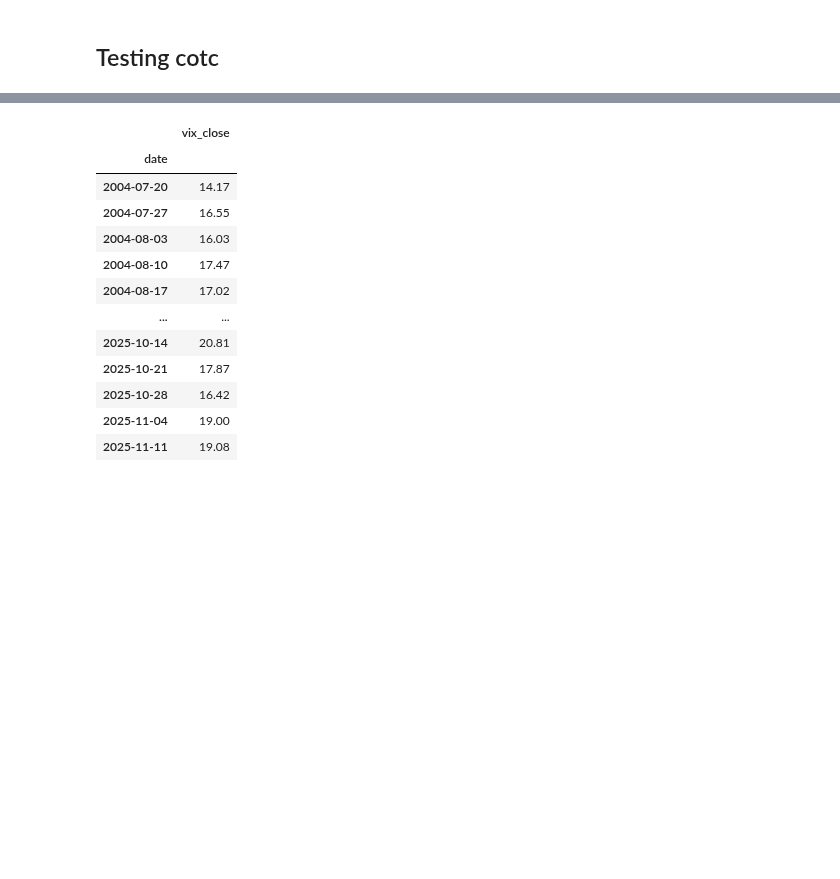
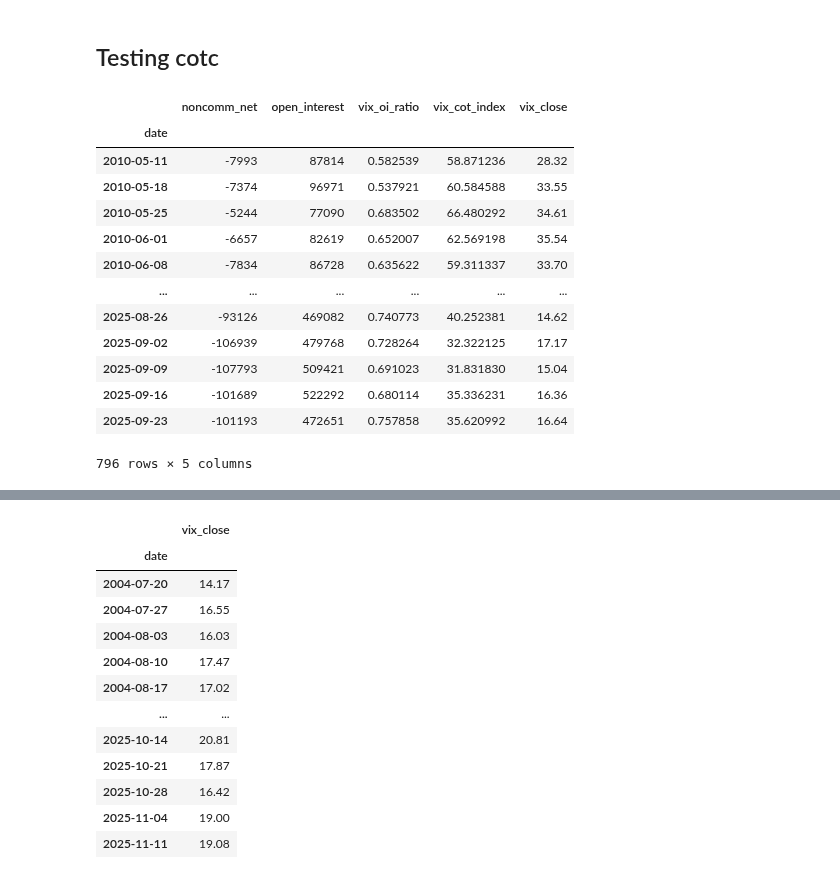
Before and after one commit to mmistroni/OpenBB_Experiments, a Jupyter notebook: OpenBBSamples.ipynb, the cells around one changed output, grey strips where cells are left out. Saved outputs shown, nothing was run; the diff lists cells and outputs as text; code cells hidden in the pictures; blank space fills up the shorter version.

```diff
--- a/OpenBBSamples.ipynb
+++ b/OpenBBSamples.ipynb
@@ -73,17 +73,6 @@ class VixSentimentCalculator:
     """
 
     # Define the core columns needed for VIX COT analysis
-    COT_COLUMNS = {
-        #'report_week': 'date',
-        'noncomm_positions_long_all': 'noncomm_long',
-        'noncomm_positions_short_all': 'noncomm_short',
-        'open_interest_all': 'open_interest',
-        'commodity': 'commodity_name'
-    }
-
-    # VIX Futures CFTC Commodity Code
-    VIX_CODE = '1170E1'
-
     def __init__(self, cot_lookback_period: int = 52 * 5, oi_lookback_period: int = 52 * 1):
         """
         Initializes the calculator.
@@ -94,6 +83,18 @@ class VixSentimentCalculator:
         """
         self.cot_lookback_period = cot_lookback_period
         self.oi_lookback_period = oi_lookback_period
+        self.COT_COLUMNS = {
+            #'report_week': 'date',
+            'noncomm_positions_long_all': 'noncomm_long',
+            'noncomm_positions_short_all': 'noncomm_short',
+            'open_interest_all': 'open_interest',
+            'commodity': 'commodity_name'
+        }
+
+        # VIX Futures CFTC Commodity Code
+        self.VIX_CODE = '1170E1'
+
+
 
     # --- Data Preparation ---
 
@@ -102,10 +103,10 @@ class VixSentimentCalculator:
 
         cot_df = cot_df.reset_index()
         vix_cot_df = cot_df[
-                    cot_df['cftc_contract_market_code'] ==VIX_CODE
+                    cot_df['cftc_contract_market_code'] == self.VIX_CODE
                 ].copy()
 
-        vix_cot_df = vix_cot_df.rename(columns=COT_COLUMNS)
+        vix_cot_df = vix_cot_df.rename(columns=self.COT_COLUMNS)
 
         # 1. Standardize COT Index: date is the COT report's Tuesday
         vix_cot_df['date'] = pd.to_datetime(vix_cot_df['date'])
@@ -236,5 +237,22 @@ vix_prices = get_historical_prices('^VIX', date(2004, 7, 20), key)
 cot_df = obb.regulators.cftc.cot(id='1170E1', provider='cftc').to_df()
 # %%
 calculator =  VixSentimentCalculator(cot_lookback_period=52 * 5, oi_lookback_period=52 * 1)
-cot_resampled = calculator._prepare_vix_cot_data(cot_df)
-vix_resampled = calculator._prepare_vix_price_data(pd.DataFrame(vix_prices))
+res = calculator.calculate_sentiment( pd.DataFrame(vix_prices), cot_df)
+res
+#cot_resampled = calculator._prepare_vix_cot_data(cot_df)
+#vix_resampled = calculator._prepare_vix_price_data(pd.DataFrame(vix_prices))
+# %% [output]
+|  | noncomm_net | open_interest | vix_oi_ratio | vix_cot_index | vix_close |
+| date |  |  |  |  |  |
+| 2010-05-11 | -7993 | 87814 | 0.582539 | 58.871236 | 28.32 |
+| 2010-05-18 | -7374 | 96971 | 0.537921 | 60.584588 | 33.55 |
+| 2010-05-25 | -5244 | 77090 | 0.683502 | 66.480292 | 34.61 |
+| 2010-06-01 | -6657 | 82619 | 0.652007 | 62.569198 | 35.54 |
+| 2010-06-08 | -7834 | 86728 | 0.635622 | 59.311337 | 33.70 |
+| ... | ... | ... | ... | ... | ... |
+| 2025-08-26 | -93126 | 469082 | 0.740773 | 40.252381 | 14.62 |
+| 2025-09-02 | -106939 | 479768 | 0.728264 | 32.322125 | 17.17 |
+| 2025-09-09 | -107793 | 509421 | 0.691023 | 31.831830 | 15.04 |
+| 2025-09-16 | -101689 | 522292 | 0.680114 | 35.336231 | 16.36 |
+| 2025-09-23 | -101193 | 472651 | 0.757858 | 35.620992 | 16.64 |
+796 rows × 5 columns
```
Also changed, not shown: parts of 2 cells of this notebook.
